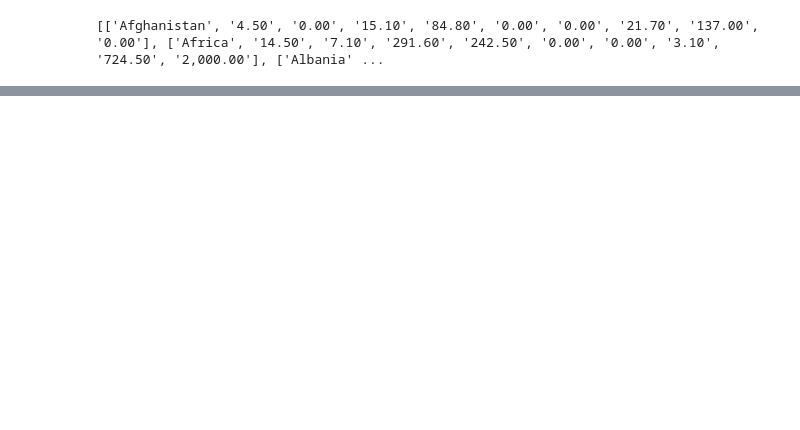
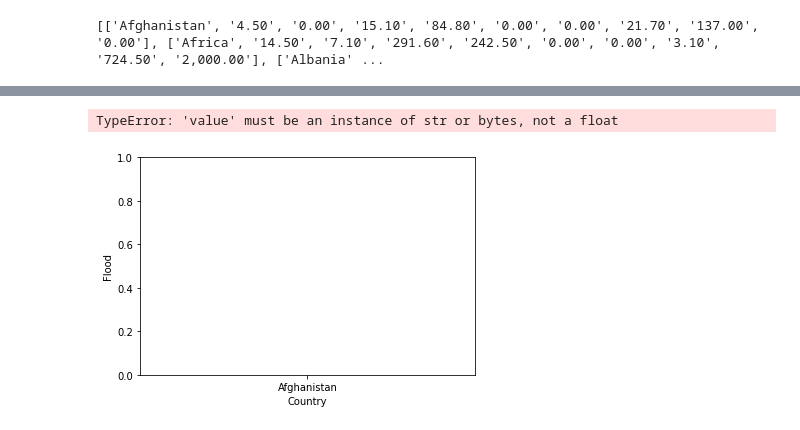
Before and after one commit to WooiLing94/-DeathfromNatural-Disaster, a Jupyter notebook: WorkingFile.ipynb, the cells around one changed output, grey strips where cells are left out. Cells and saved outputs as stored; diff of their text form; code cells hidden in the pictures; blank space fills up the shorter version.

```diff
--- a/WorkingFile.ipynb
+++ b/WorkingFile.ipynb
@@ -35,3 +37,6 @@ print(masterlist)
 # CSV file
 df = pd.DataFrame(masterlist,columns=header)
 df.to_csv('naturalDisaster.csv',index=False)
+# %%
+from matplotlib import pyplot as plt
+data = pd.read_csv("naturalDisaster.csv")
@@ -37,0 +52,2 @@ df.to_csv('naturalDisaster.csv',index=False)
+# %%
+df = pd.DataFrame(data, columns= ['Country','Flood'])
@@ -37,0 +70,11 @@ df.to_csv('naturalDisaster.csv',index=False)
+# %%
+x = df['Country']
+y = df['Flood']
+
+plt.xlabel('Country')
+plt.ylabel('Flood')
+plt.bar(x,y)
+plt.show()
+# %% [output]
+TypeError: 'value' must be an instance of str or bytes, not a float
+[figure, added]
```
Also changed, not shown: parts of 3 cells of this notebook, 11 other files.
